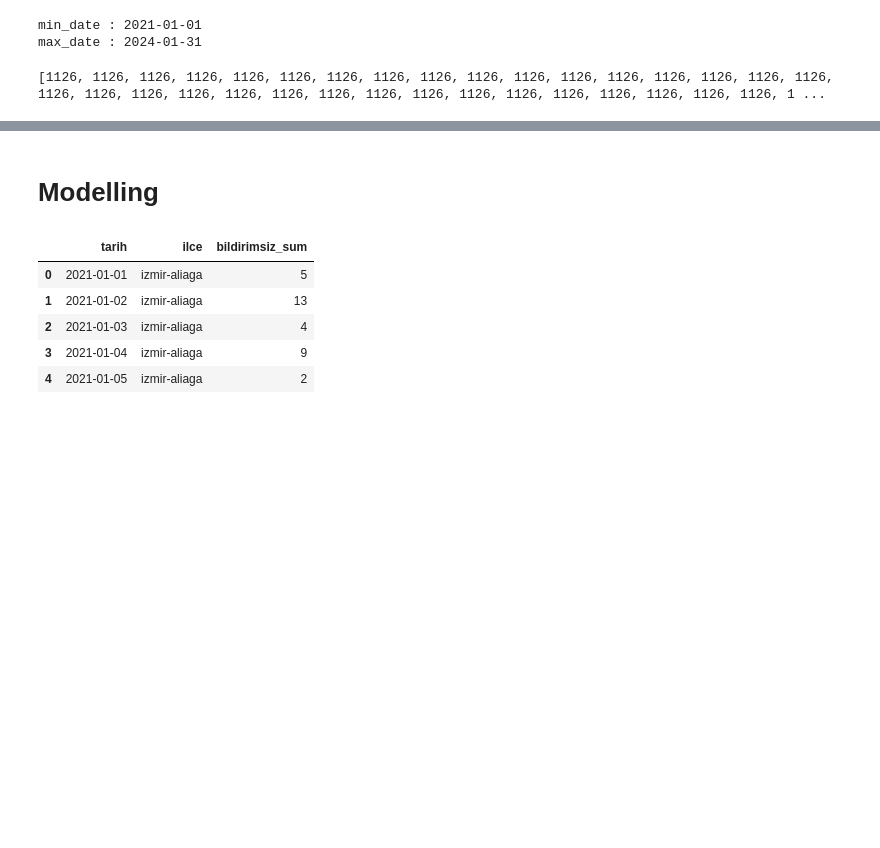
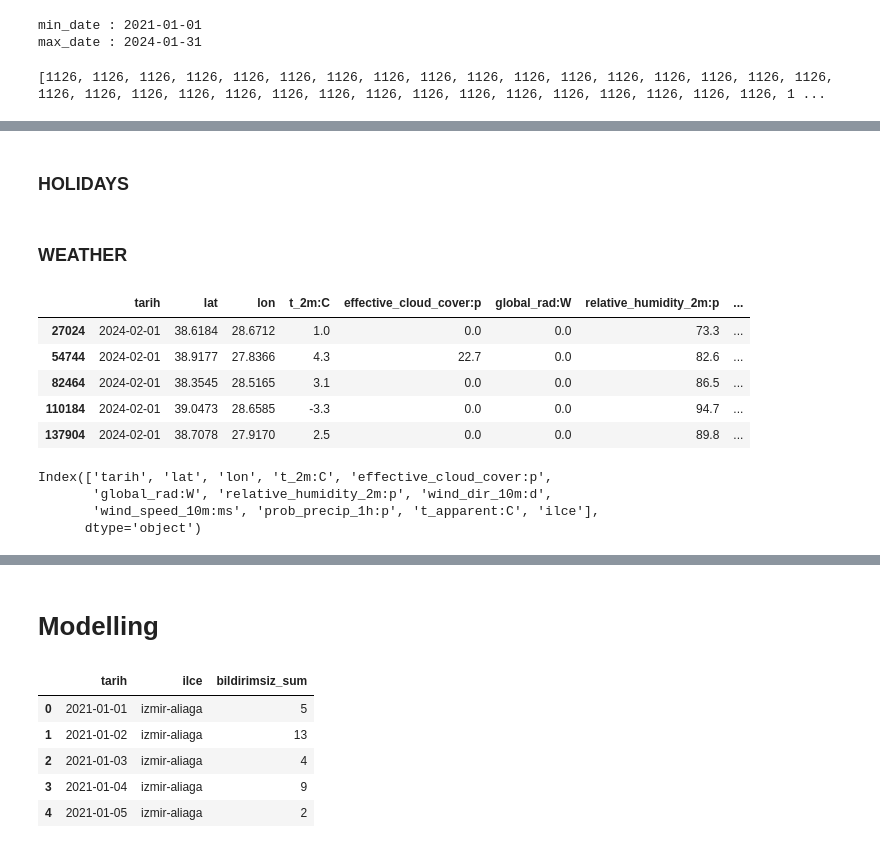
Before and after one commit to alperengulunay/2024-GDZ-Datathon-10-th-Place-Submission, a Jupyter notebook: final-classification-and-time-series.ipynb, the cells around one changed output, grey strips where cells are left out. Saved outputs shown, nothing was run; the diff lists cells and outputs as text; code cells hidden in the pictures; blank space fills up the shorter version.

```diff
--- a/final-classification-and-time-series.ipynb
+++ b/final-classification-and-time-series.ipynb
@@ -94,0 +135,2 @@ print([len(train_df[train_df['ilce'] == ilce]) for ilce in train_df['ilce'].uniq
+# %% [markdown]
+### HOLIDAYS
@@ -94,0 +183,22 @@ print([len(train_df[train_df['ilce'] == ilce]) for ilce in train_df['ilce'].uniq
+# %% [markdown]
+### WEATHER
+# %%
+weather_df = weather_df.rename(columns={'date': 'tarih', 'name': 'ilce'})
+# %%
+weather_df['tarih'] = pd.to_datetime(weather_df['tarih'])
+# %%
+weather_df.loc[weather_df['tarih'] == pd.to_datetime('2024-02-01')].head()
+# %% [output]
+|  | tarih | lat | lon | t_2m:C | effective_cloud_cover:p | global_rad:W | relative_humidity_2m:p | ... |
+| 27024 | 2024-02-01 | 38.6184 | 28.6712 | 1.0 | 0.0 | 0.0 | 73.3 | ... |
+| 54744 | 2024-02-01 | 38.9177 | 27.8366 | 4.3 | 22.7 | 0.0 | 82.6 | ... |
+| 82464 | 2024-02-01 | 38.3545 | 28.5165 | 3.1 | 0.0 | 0.0 | 86.5 | ... |
+| 110184 | 2024-02-01 | 39.0473 | 28.6585 | -3.3 | 0.0 | 0.0 | 94.7 | ... |
+| 137904 | 2024-02-01 | 38.7078 | 27.9170 | 2.5 | 0.0 | 0.0 | 89.8 | ... |
+# %%
+weather_df.columns
+# %% [output]
+Index(['tarih', 'lat', 'lon', 't_2m:C', 'effective_cloud_cover:p',
+       'global_rad:W', 'relative_humidity_2m:p', 'wind_dir_10m:d',
+       'wind_speed_10m:ms', 'prob_precip_1h:p', 't_apparent:C', 'ilce'],
+      dtype='object')
```
Also changed, not shown: parts of 63 cells of this notebook, 1 other file.
